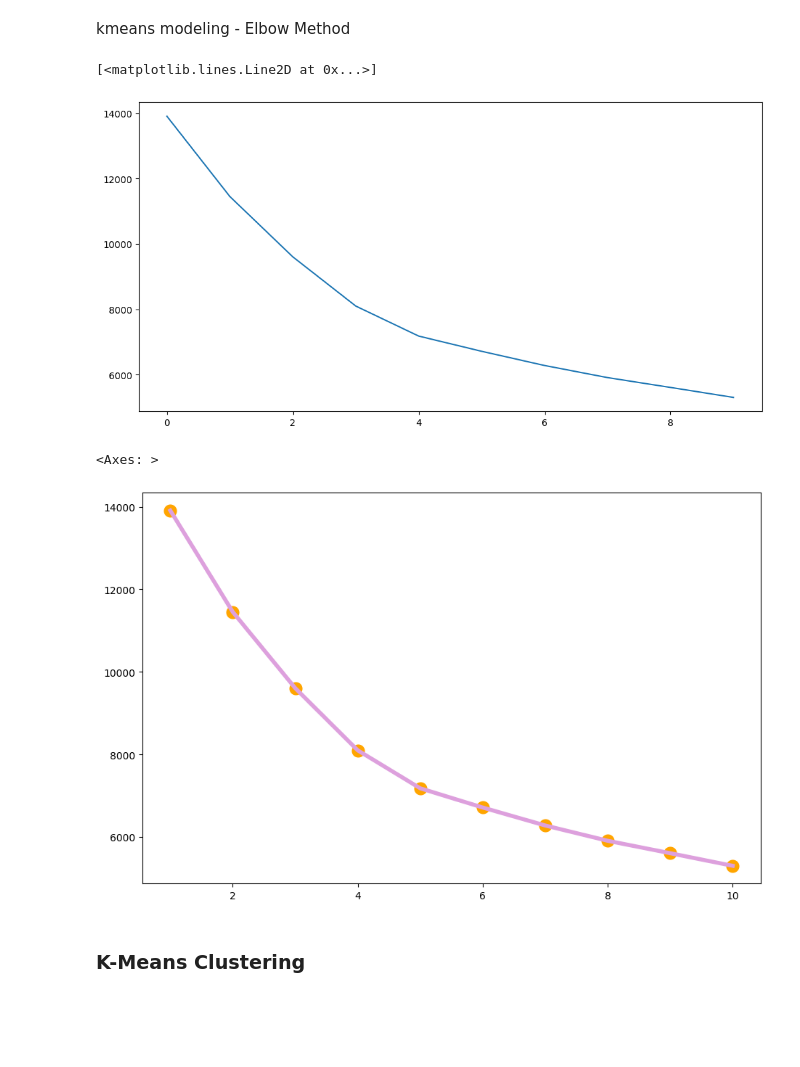
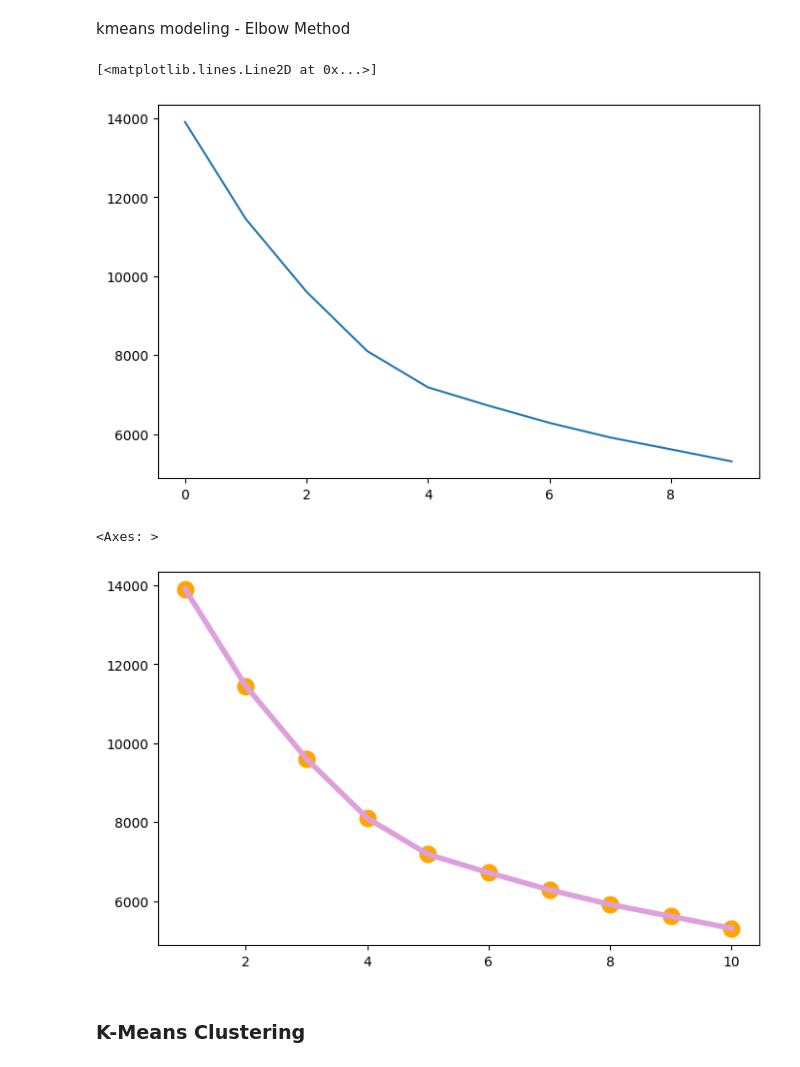
Before and after one commit to learnindya/Travel-Insurance-Customer-Segmentation, a Jupyter notebook: Stage_3__Hakuna_Matata_.ipynb, the cells around one changed output. Cells and saved outputs as stored; diff of their text form; code cells hidden in the pictures; blank space fills up the shorter version.

```diff
--- a/Stage_3__Hakuna_Matata_.ipynb
+++ b/Stage_3__Hakuna_Matata_.ipynb
@@ -373,7 +382,6 @@ B. Fitur Kategorikal
 ## Analisis Multivariat
 # %%
 # Mengubah kolom boolean ke numerical
-df2 = df.copy()
 
 def convert_yesno_to_binary(x):
     if x == "Yes":
@@ -384,7 +392,6 @@ def convert_yesno_to_binary(x):
 df2['GraduateOrNot'] = df2['GraduateOrNot'].apply(convert_yesno_to_binary)
 df2['FrequentFlyer'] = df2['FrequentFlyer'].apply(convert_yesno_to_binary)
 df2['EverTravelledAbroad'] = df2['EverTravelledAbroad'].apply(convert_yesno_to_binary)
-df2['ChronicDiseases'] = df2['ChronicDiseases'].apply(convert_yesno_to_binary)
 
 df2.head()
 # %% [output]
@@ -793,3 +802,8 @@ df_extract[['Age', 'Age-group']].head()
 | 2 | 34 | Senior |
 | 3 | 28 | Middle-aged |
 | 4 | 28 | Middle-aged |
+# %%
+plt.figure(figsize=(6,4))
+sns.set(style="whitegrid")
+sns.countplot(x = "Age", data = df_extract, color = "skyblue")
+plt.tight_layout()
@@ -1000,18 +1021,18 @@ for i in range(1,11):
   kmeans.fit(df_std)
   inertia.append(kmeans.inertia_)
 # %%
-plt.figure(figsize=(12,6))
+plt.figure(figsize=(8,5))
 plt.plot(inertia)
 # %% [output]
 [<matplotlib.lines.Line2D at 0x...>]
-[figure, old version]
+[figure, new version]
 # %%
-plt.figure(figsize=(11,7))
+plt.figure(figsize=(8,5))
 sns.lineplot(x= range(1,11), y=inertia, color='plum', linewidth=4)
 sns.scatterplot(x= range(1,11), y=inertia, color='orange', s=200)
 # %% [output]
 <Axes: >
-[figure, old version]
+[figure, new version]
 # %% [markdown]
 ### K-Means Clustering
 # %%
```
Also changed, not shown: parts of 31 cells of this notebook, 1 other file.
